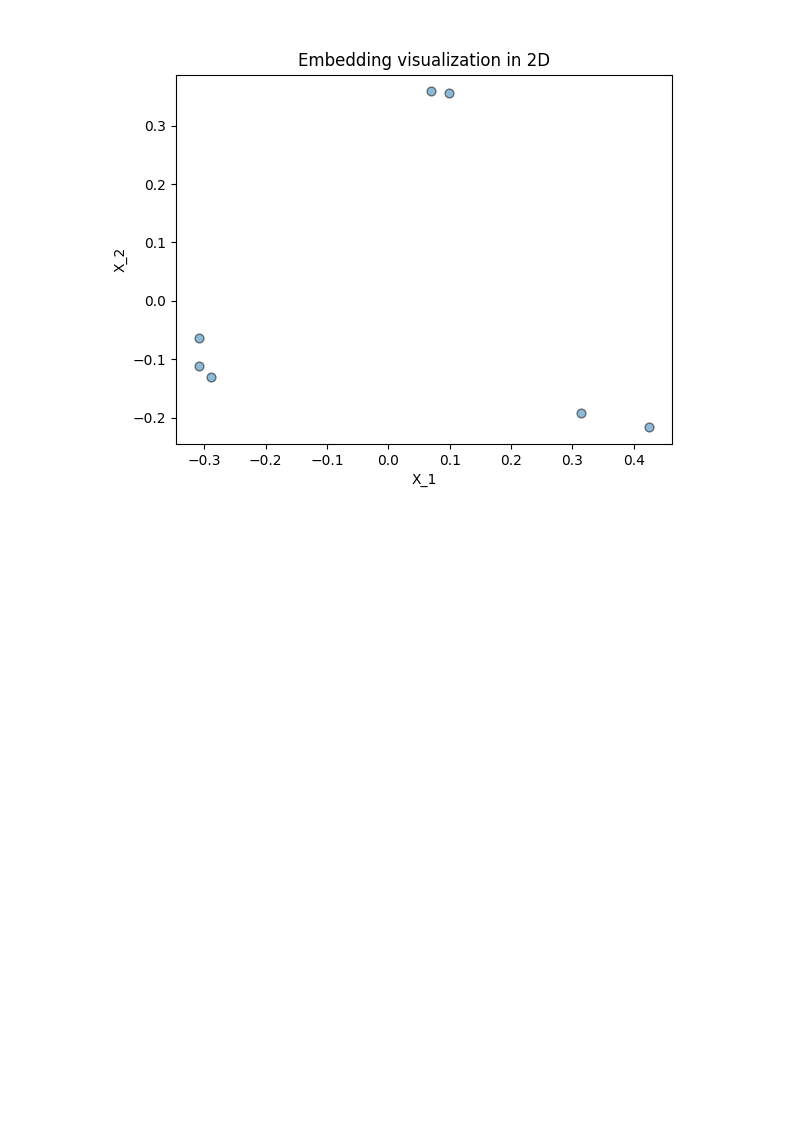
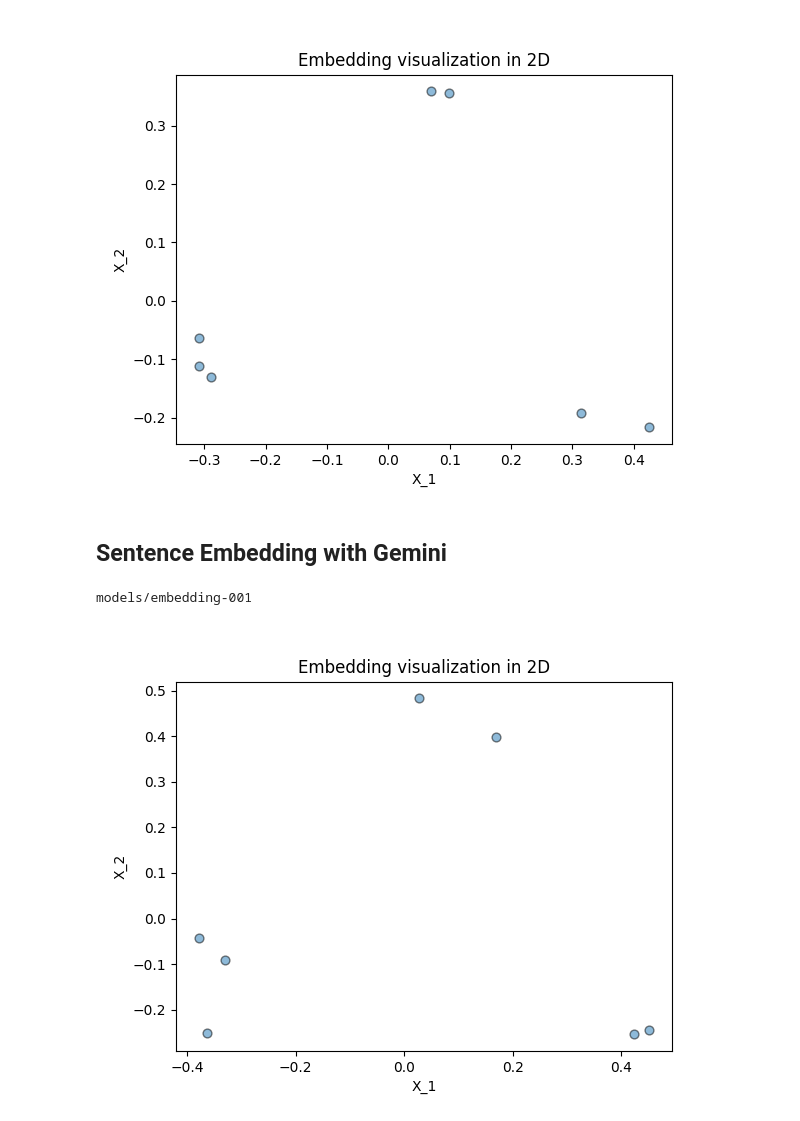
Before and after one commit to aadehamid/embeddings, a Jupyter notebook: DLAI_embeddings.ipynb, the cells around one changed output. Saved outputs shown, nothing was run; the diff lists cells and outputs as text; code cells hidden in the pictures; blank space fills up the shorter version.

Commit message:
Added sentence embedding exmaple using gemini

```diff
--- a/DLAI_embeddings.ipynb
+++ b/DLAI_embeddings.ipynb
@@ -173,3 +188,32 @@ _, low_dim_response = get_embeddings(input_text_lst_news)
 plot_2D(low_dim_response[:,0], low_dim_response[:,1], input_text_lst_news)
 # %% [output]
 [figure]
+# %% [markdown]
+## Sentence Embedding with Gemini
+# %%
+# list the embedding model from Gemini
+for m in genai.list_models():
+  if 'embedContent' in m.supported_generation_methods:
+    print(m.name)
+# %% [output]
+models/embedding-001
+# %%
+gmodel = "models/embedding-001"
+def gembed_fn(model, input_text: List[str]) -> np.array:
+    embed_list = []
+    for text in input_text:
+        # set the task type to semantic_similarity
+        embedding = genai.embed_content(model = model, content = text,
+        task_type = "semantic_similarity")["embedding"]
+        embed_list.append(embedding)
+    embed_array = np.array(embed_list)
+     # Convert to 2-dimensional vector to be able to visualize the embeddings
+    PCA_model = PCA(n_components=2)
+    PCA_model.fit(embed_array)
+    sent_low_dim_array = PCA_model.transform(embed_array)
+    return embed_array, sent_low_dim_array
+# %%
+_, glow_dim_response = gembed_fn(gmodel, input_text_lst_news)
+plot_2D(glow_dim_response[:,0], glow_dim_response[:,1], input_text_lst_news)
+# %% [output]
+[figure, added]
```
Also changed, not shown: parts of 5 cells of this notebook.
